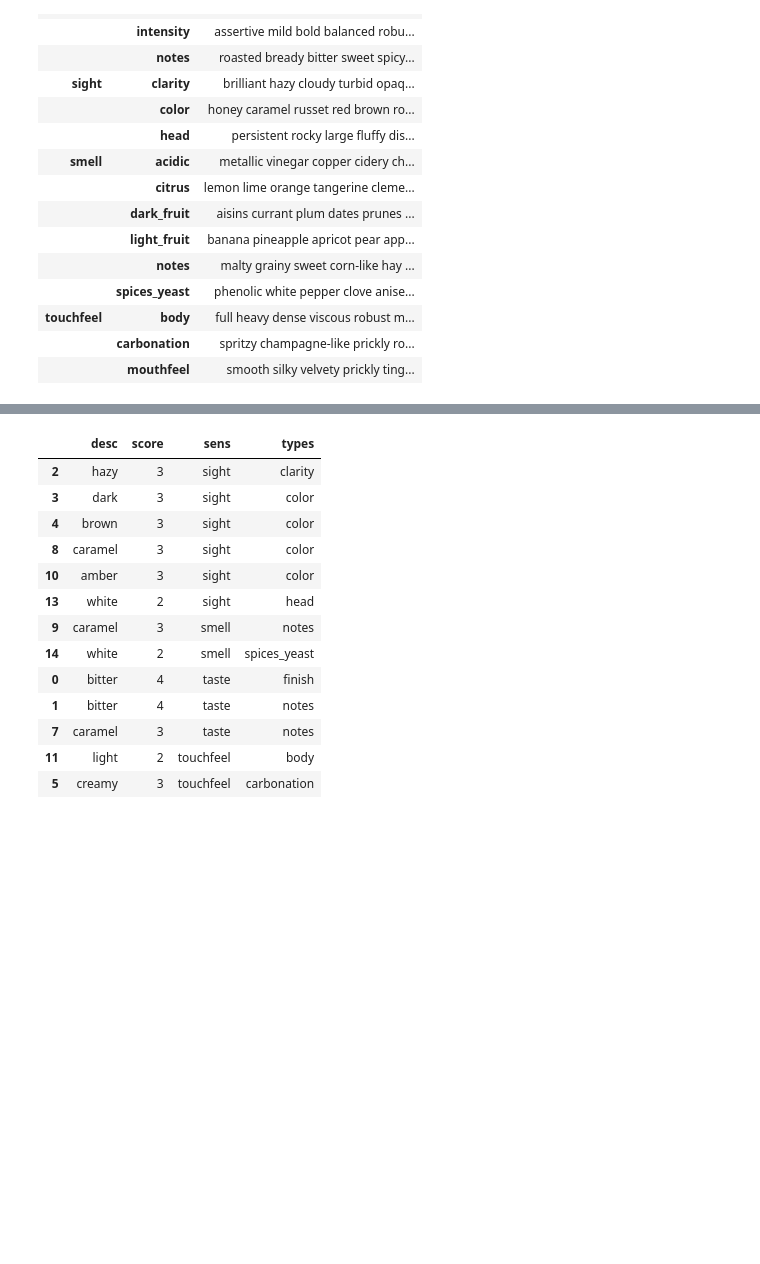
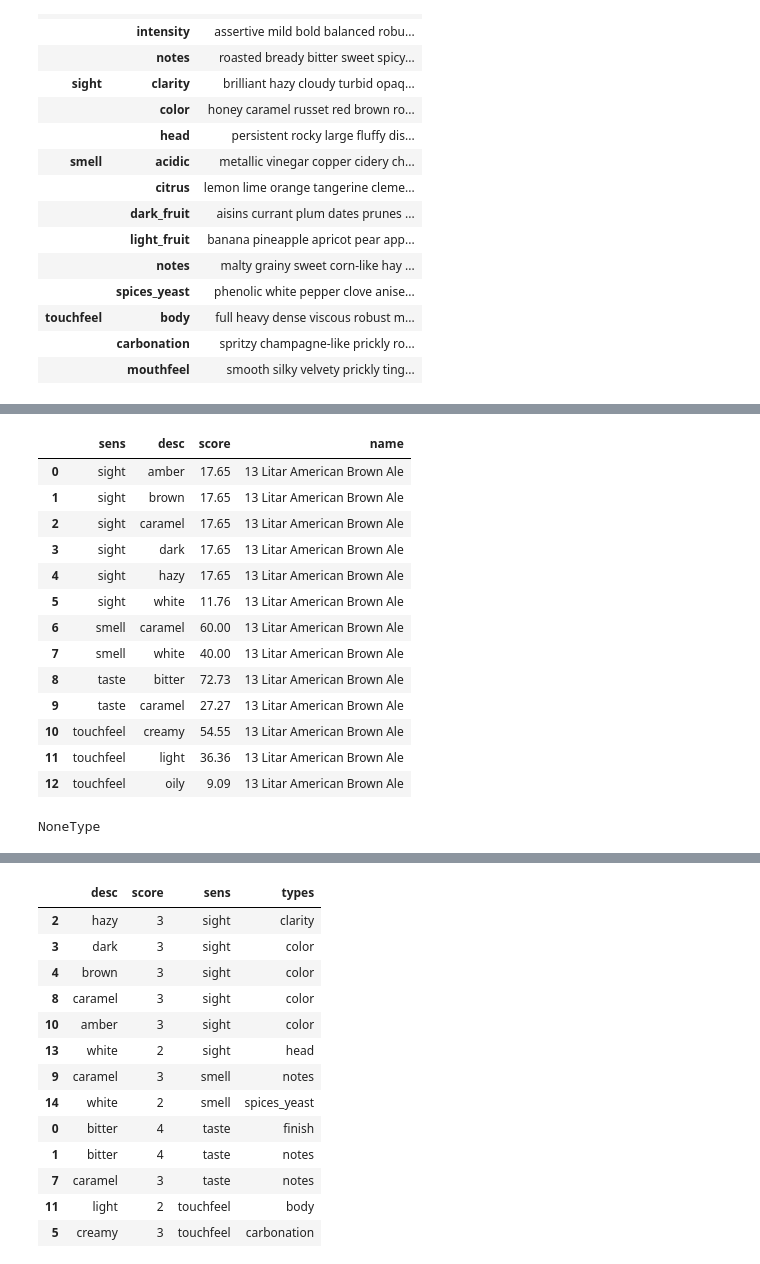
Before and after one commit to montalex/COM-480-Data-Visualization, a Jupyter notebook: describe_beer.ipynb, the cells around one changed output, grey strips where cells are left out. Drawn from its saved outputs; the diff is of its cells as text; code cells hidden in the pictures; blank space fills up the shorter version.

Commit message:
describe beer

```diff
--- a/describe_beer.ipynb
+++ b/describe_beer.ipynb
@@ -45,3 +55,26 @@ def get_flavour_desc(word):
     lst_fl = df_dict[df_dict.apply(lambda x: word in x['description'], axis=1)].stack().index.tolist()
     fl_desc = [fl[0:2] for fl in lst_fl]
     return fl_desc
+# %%
+def get_beer_desc(idx):
+    ls_sens = []
+    ls_types = []
+    ls_desc = []
+    ls_num = []
+    review_words = df_freq.most_freq[idx]
+    beer_name = df_freq.name[idx]
+    for rw in review_words:
+        desc_ = get_flavour_desc(rw[0])
+        for d in desc_:
+            ls_sens.append(d[0])
+            ls_types.append(d[1])
+            ls_desc.append(rw[0])
+            ls_num.append(rw[1])
+    df_descr_beer = pd.DataFrame({'sens': ls_sens, 'types': ls_types, 'desc' : ls_desc, 'score':ls_num})
+    df_descr_beer = df_descr_beer.sort_values(by=['sens', 'types'], ascending=True)
+    desc_bySens = df_descr_beer.groupby(['sens', 'desc']).agg({'score': 'sum'})
+    score_perc = desc_bySens.groupby(level=0).apply(lambda x: round(100 * x / float(x.sum()),2))
+    desc_score = score_perc.reset_index()
+    desc_score['name'] = beer_name
+    desc_score = desc_score.set_index('name')
+    return beer_name, desc_score
@@ -48,2 +141,27 @@ def get_flavour_desc(word):
+# %%
+idx_360_name,idx_360_df = get_beer_desc(360)
+idx_361_name,idx_361_df = get_beer_desc(361)
+df_all = pd.concat([idx_360_df,idx_361_df])
+# %%
+idx_360_df
+# %% [output]
+|  | sens | desc | score | name |
+| 0 | sight | amber | 17.65 | 13 Litar American Brown Ale |
+| 1 | sight | brown | 17.65 | 13 Litar American Brown Ale |
+| 2 | sight | caramel | 17.65 | 13 Litar American Brown Ale |
+| 3 | sight | dark | 17.65 | 13 Litar American Brown Ale |
+| 4 | sight | hazy | 17.65 | 13 Litar American Brown Ale |
+| 5 | sight | white | 11.76 | 13 Litar American Brown Ale |
+| 6 | smell | caramel | 60.00 | 13 Litar American Brown Ale |
+| 7 | smell | white | 40.00 | 13 Litar American Brown Ale |
+| 8 | taste | bitter | 72.73 | 13 Litar American Brown Ale |
+| 9 | taste | caramel | 27.27 | 13 Litar American Brown Ale |
+| 10 | touchfeel | creamy | 54.55 | 13 Litar American Brown Ale |
+| 11 | touchfeel | light | 36.36 | 13 Litar American Brown Ale |
+| 12 | touchfeel | oily | 9.09 | 13 Litar American Brown Ale |
+# %%
+type(df_all.to_json('./2teste_all.json', orient='records'))
+# %% [output]
+NoneType
 # %%
 test_mc0 = df_freq.most_freq[360]
```
Also changed, not shown: parts of 10 cells of this notebook, 11 other files.
